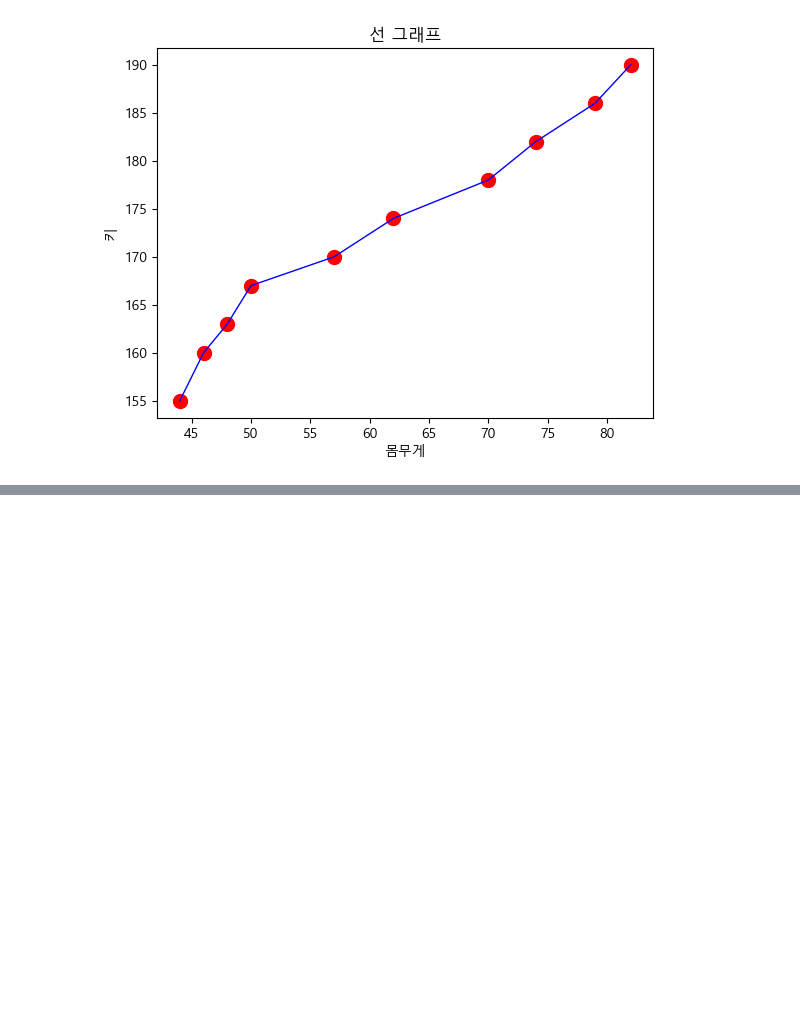
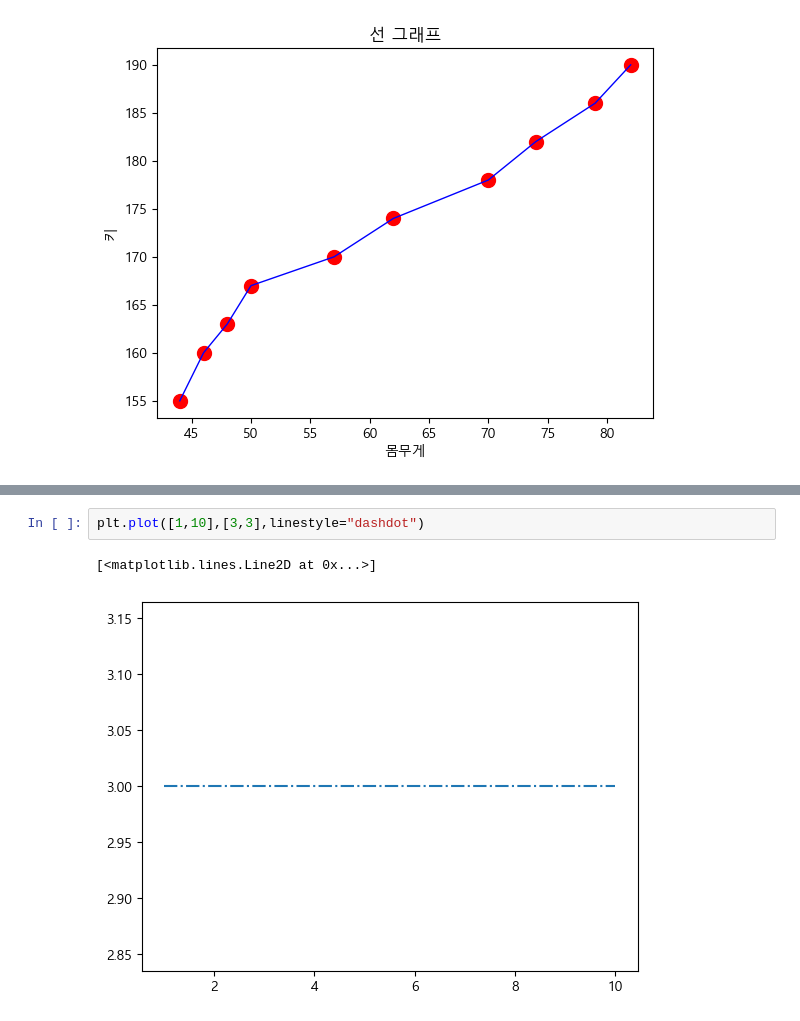
Before and after one commit to eunzzae/python_study, a Jupyter notebook: 230501_Python_연습_6.1 matplotlib으로 그래프 그리기.ipynb, the cells around one changed output, grey strips where cells are left out. Saved outputs shown, nothing was run; the diff lists cells and outputs as text; blank space fills up the shorter version.

```diff
--- a/230501_Python_연습_6.1 matplotlib으로 그래프 그리기.ipynb
+++ b/230501_Python_연습_6.1 matplotlib으로 그래프 그리기.ipynb
@@ -138,0 +149,5 @@ plt.rcParams["font.family"]="Malgun Gothic"
+# %%
+plt.plot([1,10],[3,3],linestyle="dashdot")
+# %% [output]
+[<matplotlib.lines.Line2D at 0x...>]
+[figure, added]
```
Also changed, not shown: parts of 10 cells of this notebook.
